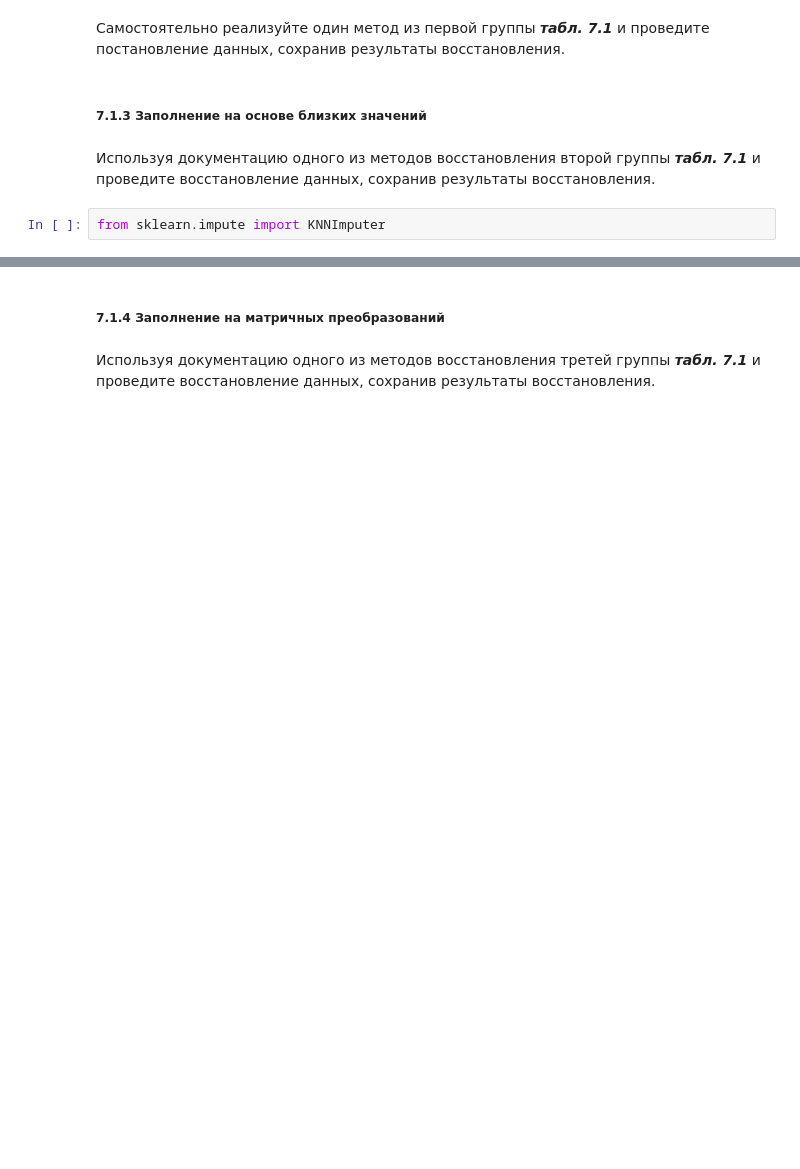
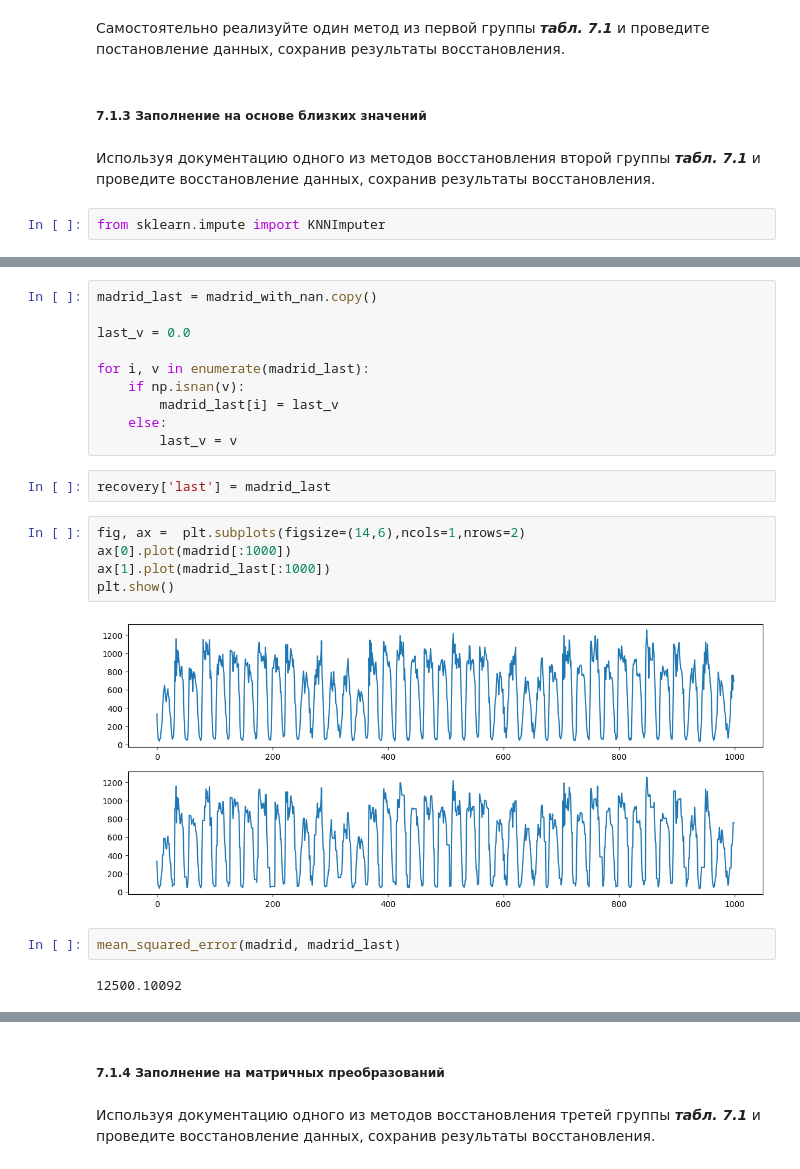
Before and after one commit to Danila-Che/2025-Galiulin-TimeSeriesCourse, a Jupyter notebook: practice/07 Imputation and Forecast/07 Imputation and Forecast.ipynb, the cells around one changed output, grey strips where cells are left out. Saved outputs shown, nothing was run; the diff lists cells and outputs as text; blank space fills up the shorter version.

```diff
--- a/practice/07 Imputation and Forecast/07 Imputation and Forecast.ipynb
+++ b/practice/07 Imputation and Forecast/07 Imputation and Forecast.ipynb
@@ -102,0 +141,23 @@ madrid_slice = rolling_window(madrid_with_nan, 100)
+# %%
+madrid_last = madrid_with_nan.copy()
+
+last_v = 0.0
+
+for i, v in enumerate(madrid_last):
+    if np.isnan(v):
+        madrid_last[i] = last_v
+    else:
+        last_v = v
+# %%
+recovery['last'] = madrid_last
+# %%
+fig, ax =  plt.subplots(figsize=(14,6),ncols=1,nrows=2)
+ax[0].plot(madrid[:1000])
+ax[1].plot(madrid_last[:1000])
+plt.show()
+# %% [output]
+[figure, added]
+# %%
+mean_squared_error(madrid, madrid_last)
+# %% [output]
+12500.10092
```
Also changed, not shown: parts of 52 cells of this notebook.
